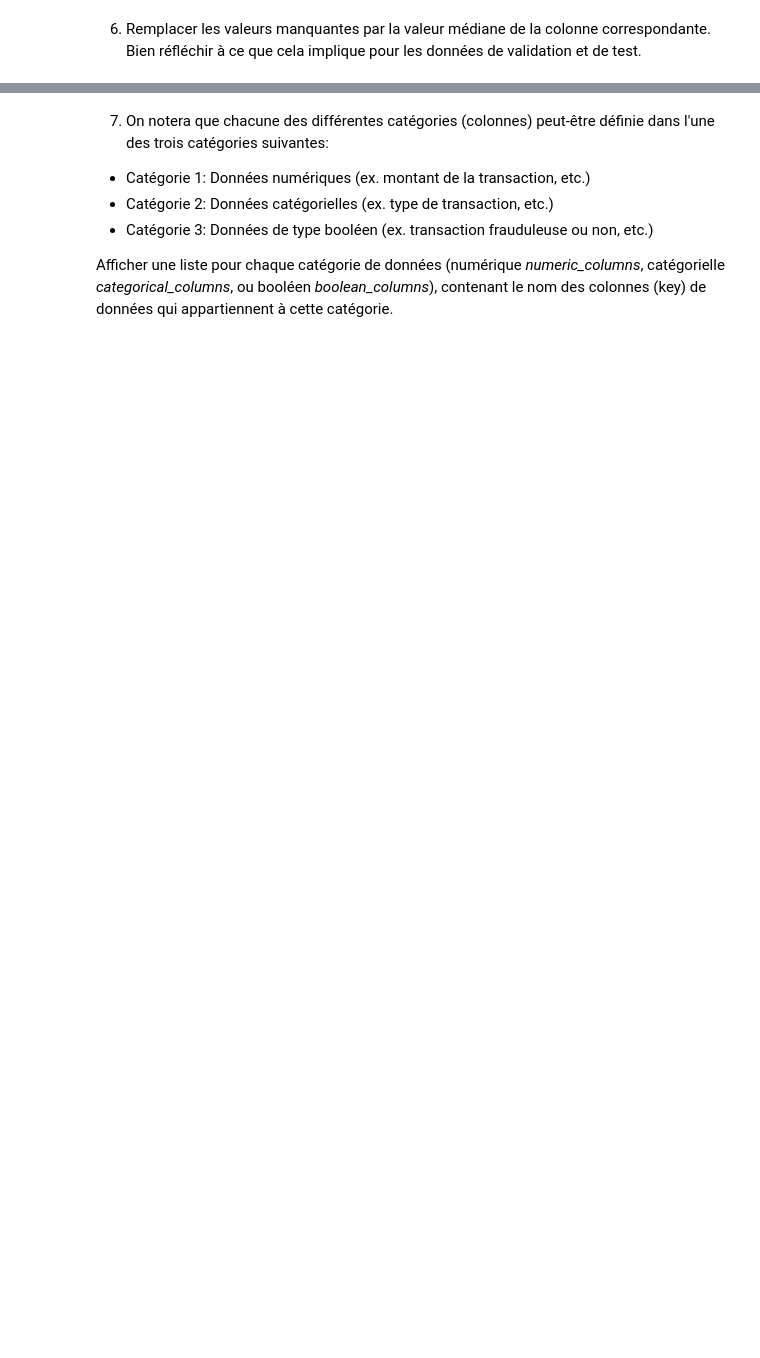
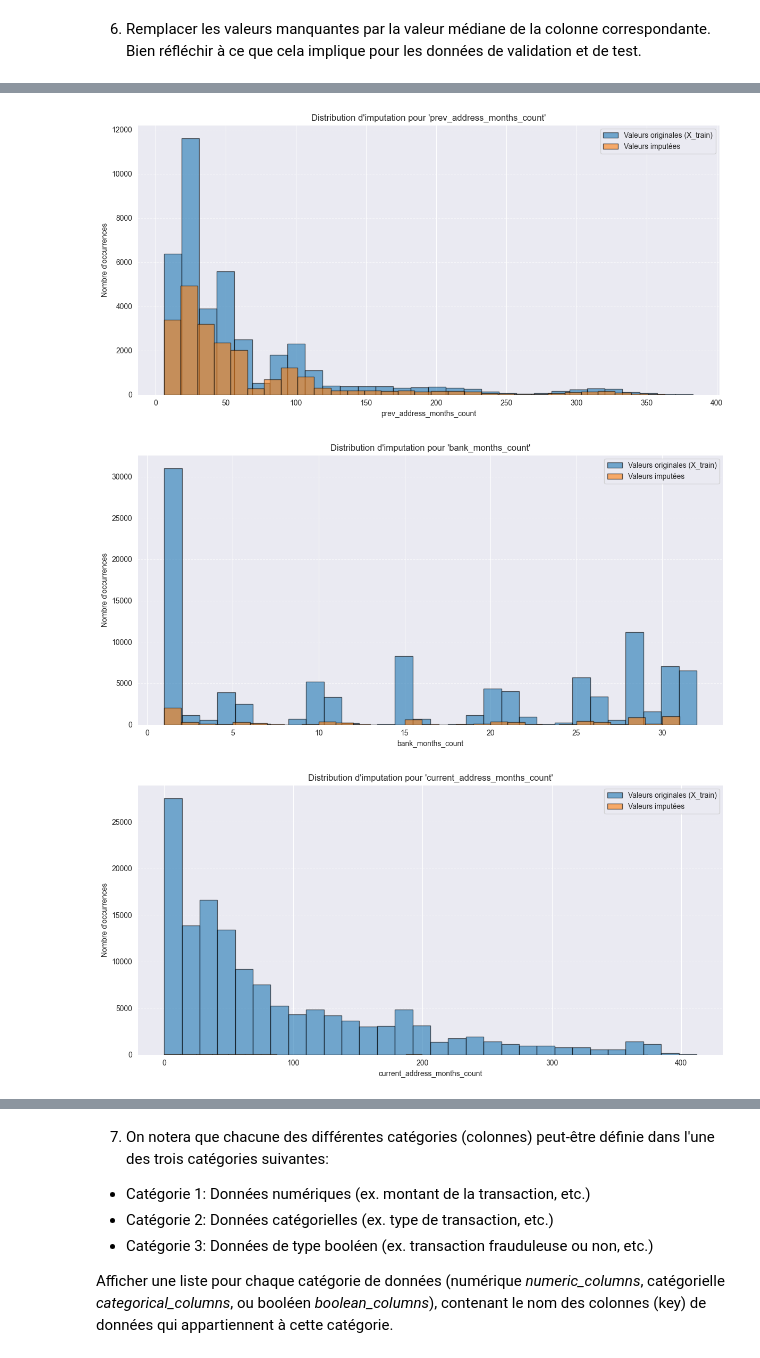
Before and after one commit to zachyjello/Gti771-Labs, a Jupyter notebook: Gti771-Lab1/Lab1_GTI771_E25_Ver1.ipynb, the cells around one changed output, grey strips where cells are left out. Drawn from its saved outputs; the diff is of its cells as text; code cells hidden in the pictures; blank space fills up the shorter version.

```diff
--- a/Gti771-Lab1/Lab1_GTI771_E25_Ver1.ipynb
+++ b/Gti771-Lab1/Lab1_GTI771_E25_Ver1.ipynb
@@ -159,0 +298,34 @@ Ratio of missing values:4e-05
+# %%
+columns_with_missing = [
+    "prev_address_months_count",
+    "bank_months_count",
+    "current_address_months_count",
+    "session_length_in_minutes",
+    "device_distinct_emails_8w"
+]
+
+# Extraire les distributions depuis X_train (référence)
+sampling_distributions = extract_sampling_distributions(X_train, columns_with_missing)
+
+# Imputation + affichage sur X_val uniquement
+for col in columns_with_missing:
+    apply_sampling_imputation(
+        X_val,
+        column_name=col,
+        distribution_values=sampling_distributions[col],
+        show_plot=True,
+        reference_distribution=sampling_distributions[col]
+    )
+
+# Imputation sans affichage pour X_test
+for col in columns_with_missing:
+    apply_sampling_imputation(
+        X_test,
+        column_name=col,
+        distribution_values=sampling_distributions[col],
+        show_plot=False
+    )
+# %% [output]
+[figure, added]
+[figure, added]
+[figure, added]
```
Also changed, not shown: parts of 24 cells of this notebook.
